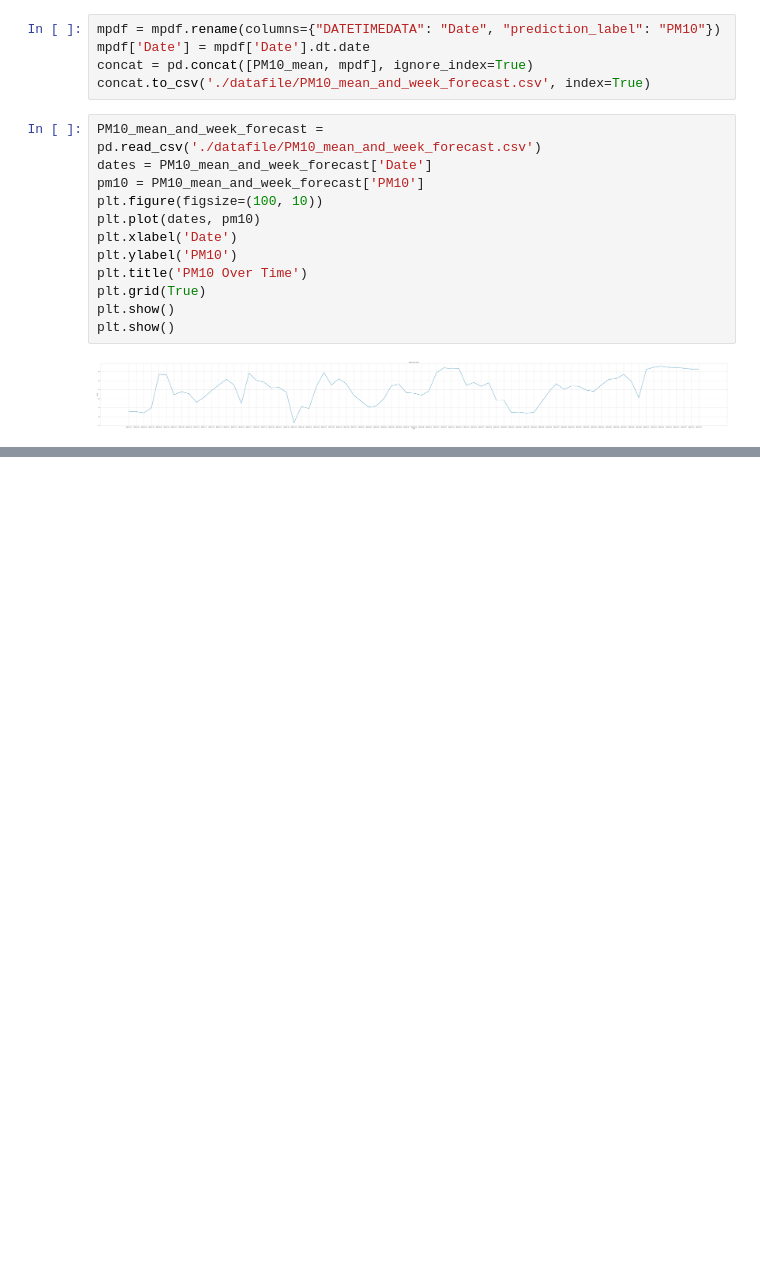
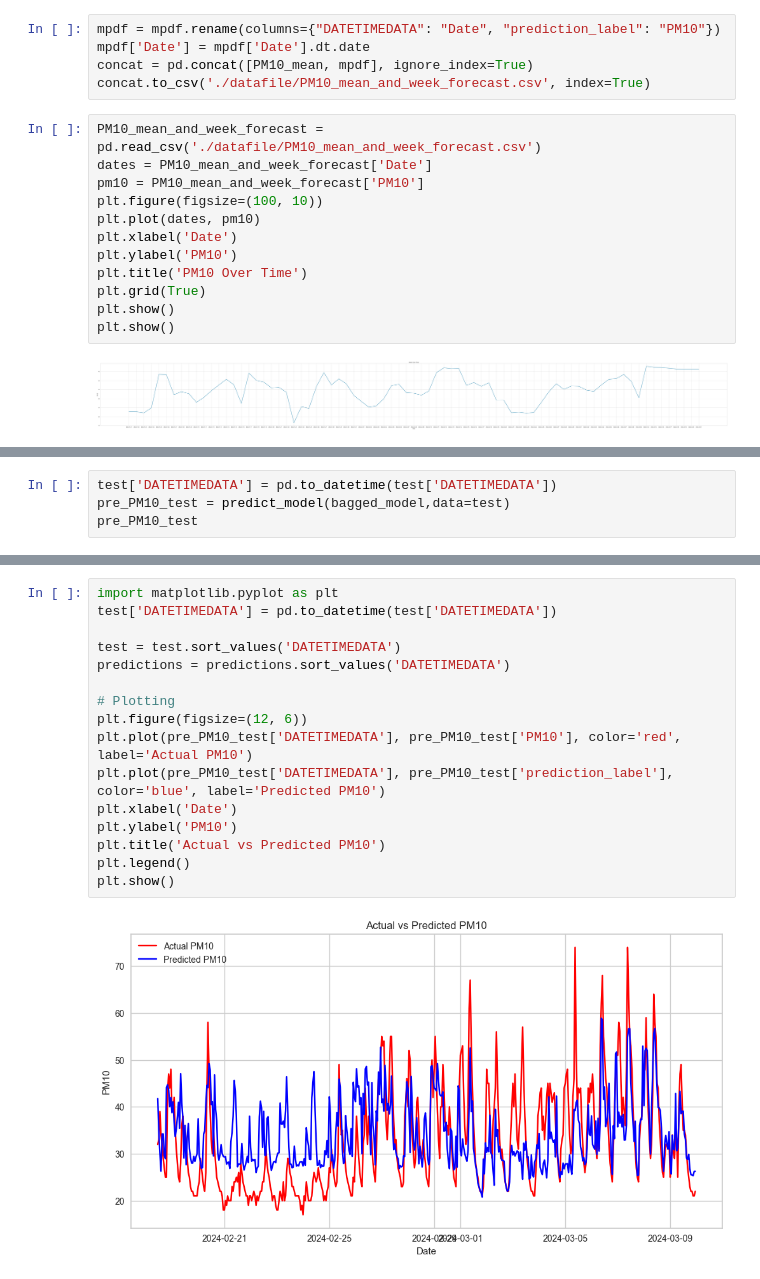
Before and after one commit to jayjiratta/predict_pm2.5, a Jupyter notebook: predict_PM10.ipynb, the cells around one changed output, grey strips where cells are left out. Cells and saved outputs as stored; diff of their text form; blank space fills up the shorter version.

```diff
--- a/predict_PM10.ipynb
+++ b/predict_PM10.ipynb
@@ -216,0 +240,4 @@ plt.show()
+# %%
+test['DATETIMEDATA'] = pd.to_datetime(test['DATETIMEDATA'])
+pre_PM10_test = predict_model(bagged_model,data=test)
+pre_PM10_test
@@ -216,0 +260,18 @@ plt.show()
+# %%
+import matplotlib.pyplot as plt
+test['DATETIMEDATA'] = pd.to_datetime(test['DATETIMEDATA'])
+
+test = test.sort_values('DATETIMEDATA')
+predictions = predictions.sort_values('DATETIMEDATA')
+
+# Plotting
+plt.figure(figsize=(12, 6))
+plt.plot(pre_PM10_test['DATETIMEDATA'], pre_PM10_test['PM10'], color='red', label='Actual PM10')
+plt.plot(pre_PM10_test['DATETIMEDATA'], pre_PM10_test['prediction_label'], color='blue', label='Predicted PM10')
+plt.xlabel('Date')
+plt.ylabel('PM10')
+plt.title('Actual vs Predicted PM10')
+plt.legend()
+plt.show()
+# %% [output]
+[figure, added]
```
Also changed, not shown: parts of 7 cells of this notebook, 7 other files.
